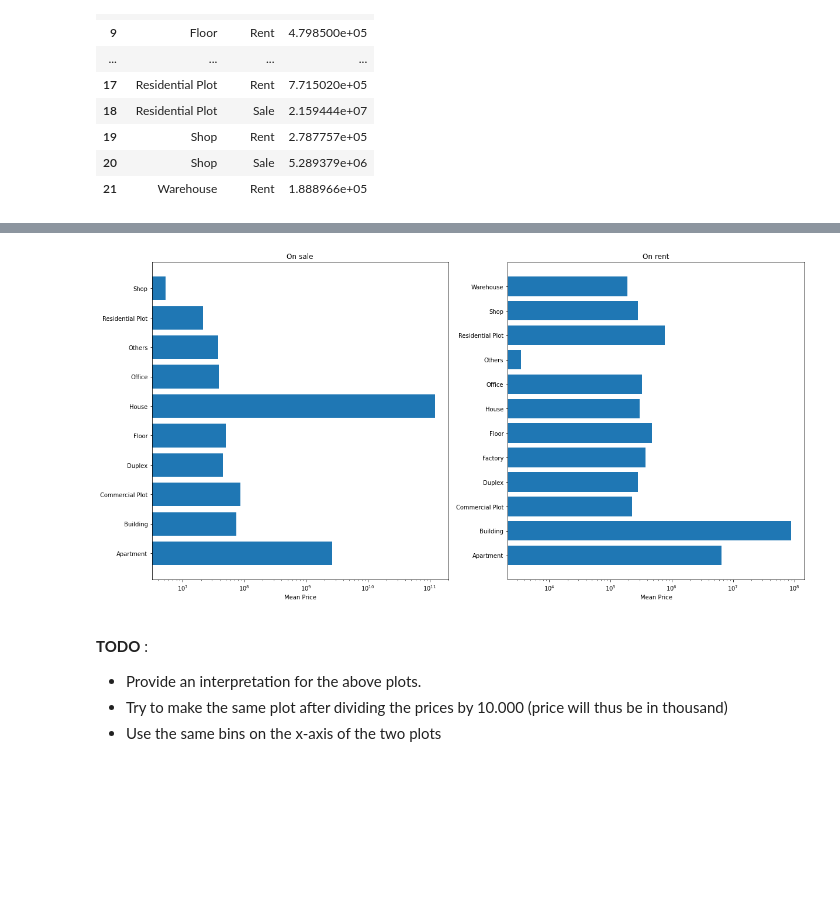
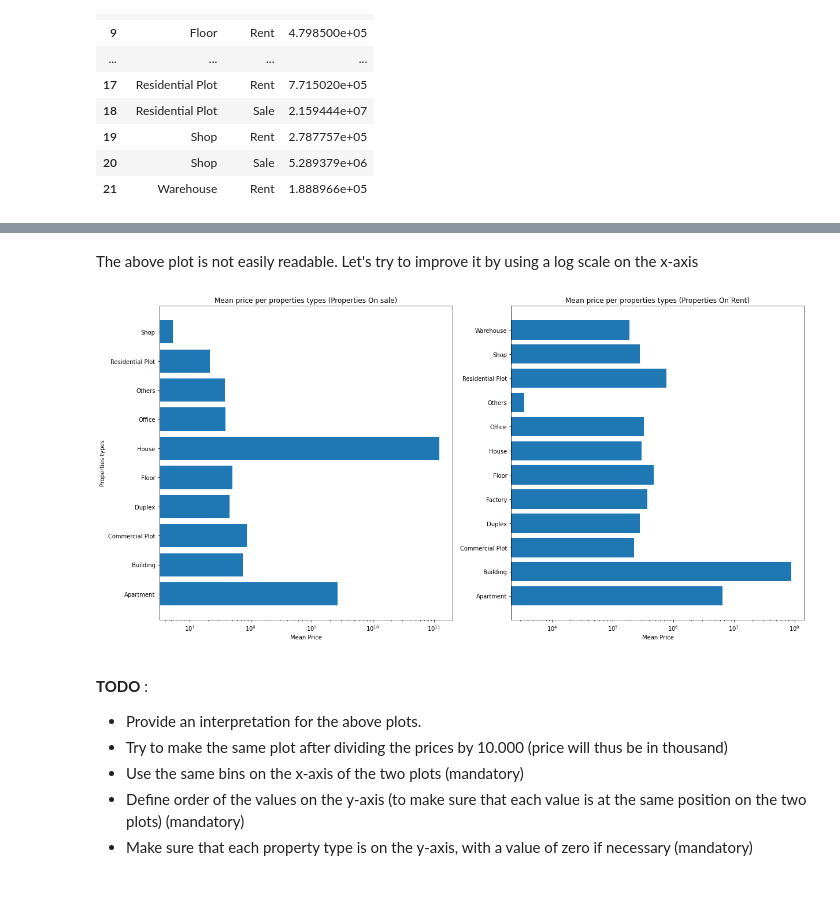
Before and after one commit to OmdenaAI/dhaka-bangladesh-real-estate-recommendation, a Jupyter notebook: src/tasks/task-3-exploratory-data-analysis/EDA - real estate market in Bangladesh.ipynb, the cells around one changed output, grey strips where cells are left out. Cells and saved outputs as stored; diff of their text form; code cells hidden in the pictures; blank space fills up the shorter version.

Commit message:
Explored the distribution of property prices per nature

```diff
--- a/src/tasks/task-3-exploratory-data-analysis/EDA - real estate market in Bangladesh.ipynb
+++ b/src/tasks/task-3-exploratory-data-analysis/EDA - real estate market in Bangladesh.ipynb
@@ -501,27 +505,32 @@ The above plot is not easily readable. Let's try to improve it by using a log sc
+# %% [markdown]
+The above plot is not easily readable. Let's try to improve it by using a log scale on the x-axis
 # %%
 # Plotting the mean prices for sale and rent data
 fig, ax = plt.subplots(1,2)
 
 ax[0].barh(width=mean_price_per_type__sale["mean_price"],y=mean_price_per_type__sale["building_type"])
 ax[0].set_xscale("log")
-ax[0].set_title("On sale")
+ax[0].set_title("Mean price per properties types (Properties On sale)")
 ax[0].set_xlabel("Mean Price")
+ax[0].set_ylabel("Properties types")
 
 
 ax[1].barh(width=mean_price_per_type__rent["mean_price"],y=mean_price_per_type__rent["building_type"])
 ax[1].set_xscale("log")
-ax[1].set_title("On rent")
+ax[1].set_title("Mean price per properties types (Properties On Rent)")
 ax[1].set_xlabel("Mean Price")
 
 fig.set_size_inches([20,10])
 plt.show()
 # %% [output]
-[figure, old version]
+[figure, new version]
 # %% [markdown]
 <span id="prices-vs-types-interpretation"></span>
 
 **TODO** :
 - Provide an interpretation for the above plots.
 - Try to make the same plot after dividing the prices by 10.000 (price will thus be in thousand)
-- Use the same bins on the x-axis of the two plots
+- Use the same bins on the x-axis of the two plots (mandatory)
+- Define order of the values on the y-axis (to make sure that each value is at the same position on the two plots) (mandatory)
+- Make sure that each property type is on the y-axis, with a value of zero if necessary (mandatory)
 <br/>
```
Also changed, not shown: parts of 44 cells of this notebook, 2 other files.
